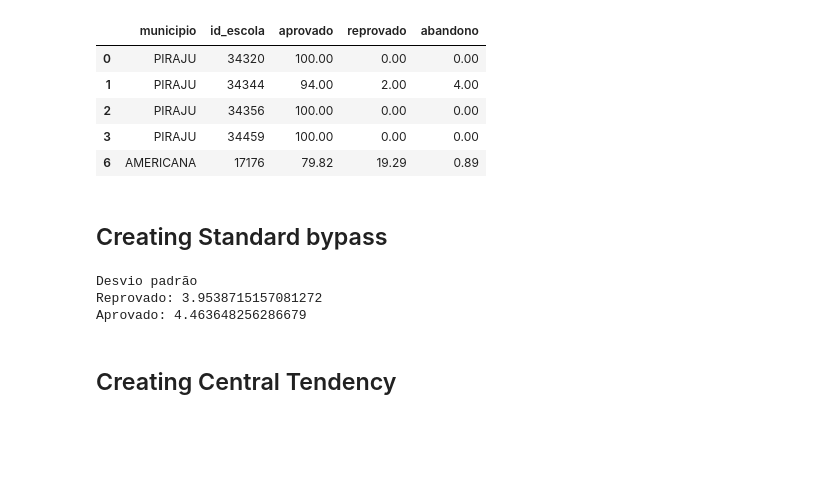
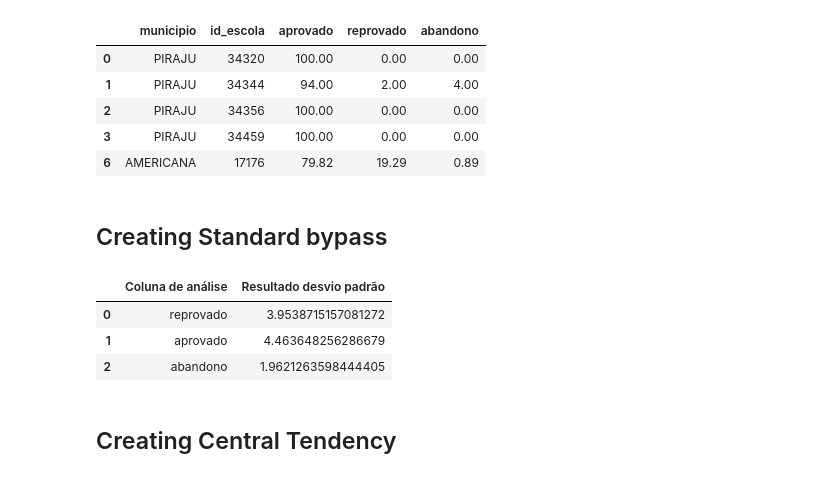
Before and after one commit to maiconspa/student-analysis, a Jupyter notebook: a3_big_data.ipynb, the cells around one changed output. Saved outputs shown, nothing was run; the diff lists cells and outputs as text; code cells hidden in the pictures; blank space fills up the shorter version.

```diff
--- a/a3_big_data.ipynb
+++ b/a3_big_data.ipynb
@@ -26,12 +27,19 @@ df_cleaned.head()
 # %%
 std_reprovado = df_cleaned['reprovado'].std()
 std_aprovado = df_cleaned['aprovado'].std()
+std_abandono = df_cleaned['abandono'].std()
 
-print(f"Desvio padrão\nReprovado: { str(std_reprovado)} \nAprovado: {str(std_aprovado)}")
+array_std = [['reprovado',str(std_reprovado)],['aprovado',str(std_aprovado)],['abandono',str(std_abandono)]]
+
+df_std = pd.DataFrame(array_std, columns=['Coluna de análise','Resultado desvio padrão'])
+df_std
+
+#print(f"Desvio padrão\nReprovado: { str(std_reprovado)} \nAprovado: {str(std_aprovado)} \nAbandono: { str(std_abandono)}")
 # %% [output]
-Desvio padrão
-Reprovado: 3.9538715157081272
-Aprovado: 4.463648256286679
+|  | Coluna de análise | Resultado desvio padrão |
+| 0 | reprovado | 3.9538715157081272 |
+| 1 | aprovado | 4.463648256286679 |
+| 2 | abandono | 1.9621263598444405 |
 # %% [markdown]
 ## Creating Central Tendency
 # %%
```
Also changed, not shown: parts of 2 cells of this notebook, 1 other file.
